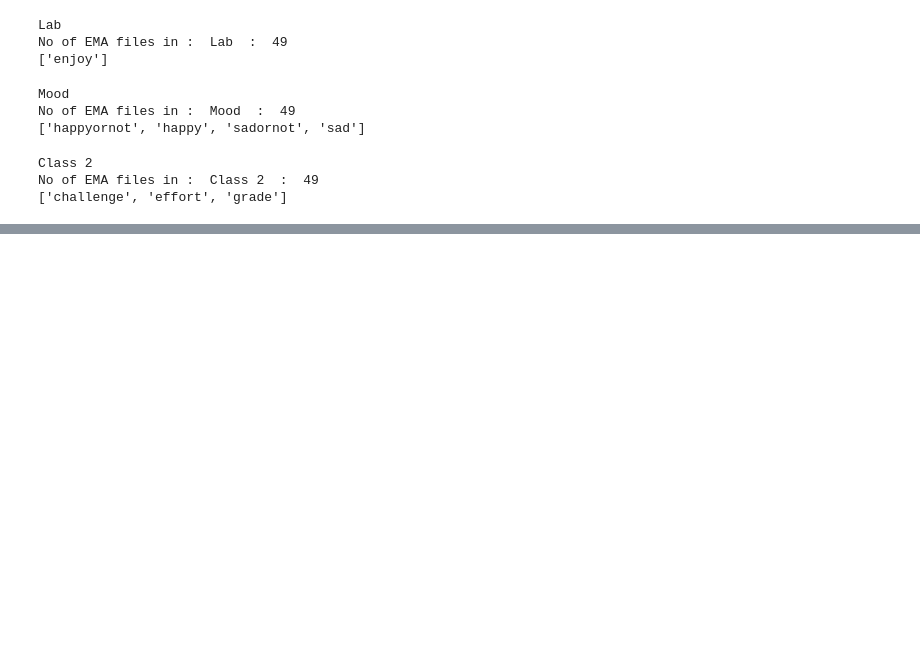
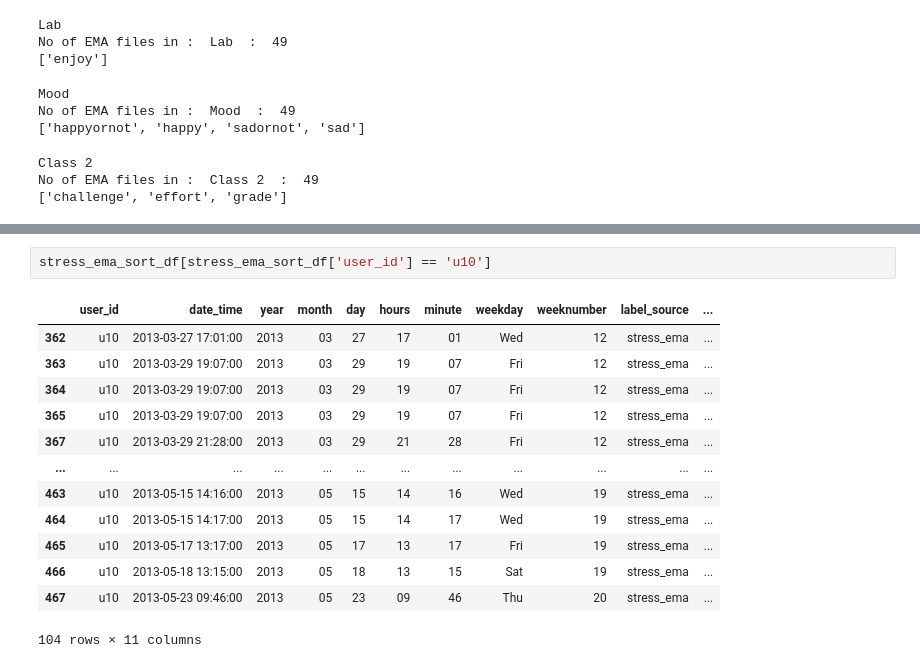
Before and after one commit to slickFix/Student-Stress-Prediction, a Jupyter notebook: EDA.ipynb, the cells around one changed output, grey strips where cells are left out. Saved outputs shown, nothing was run; the diff lists cells and outputs as text; blank space fills up the shorter version.

```diff
--- a/EDA.ipynb
+++ b/EDA.ipynb
@@ -473,0 +599,16 @@ No of EMA files in :  Class 2  :  49
+# %%
+stress_ema_sort_df[stress_ema_sort_df['user_id'] == 'u10']
+# %% [output]
+|  | user_id | date_time | year | month | day | hours | minute | weekday | weeknumber | label_source | ... |
+| 362 | u10 | 2013-03-27 17:01:00 | 2013 | 03 | 27 | 17 | 01 | Wed | 12 | stress_ema | ... |
+| 363 | u10 | 2013-03-29 19:07:00 | 2013 | 03 | 29 | 19 | 07 | Fri | 12 | stress_ema | ... |
+| 364 | u10 | 2013-03-29 19:07:00 | 2013 | 03 | 29 | 19 | 07 | Fri | 12 | stress_ema | ... |
+| 365 | u10 | 2013-03-29 19:07:00 | 2013 | 03 | 29 | 19 | 07 | Fri | 12 | stress_ema | ... |
+| 367 | u10 | 2013-03-29 21:28:00 | 2013 | 03 | 29 | 21 | 28 | Fri | 12 | stress_ema | ... |
+| ... | ... | ... | ... | ... | ... | ... | ... | ... | ... | ... | ... |
+| 463 | u10 | 2013-05-15 14:16:00 | 2013 | 05 | 15 | 14 | 16 | Wed | 19 | stress_ema | ... |
+| 464 | u10 | 2013-05-15 14:17:00 | 2013 | 05 | 15 | 14 | 17 | Wed | 19 | stress_ema | ... |
+| 465 | u10 | 2013-05-17 13:17:00 | 2013 | 05 | 17 | 13 | 17 | Fri | 19 | stress_ema | ... |
+| 466 | u10 | 2013-05-18 13:15:00 | 2013 | 05 | 18 | 13 | 15 | Sat | 19 | stress_ema | ... |
+| 467 | u10 | 2013-05-23 09:46:00 | 2013 | 05 | 23 | 09 | 46 | Thu | 20 | stress_ema | ... |
+104 rows × 11 columns
```
Also changed, not shown: parts of 43 cells of this notebook.
